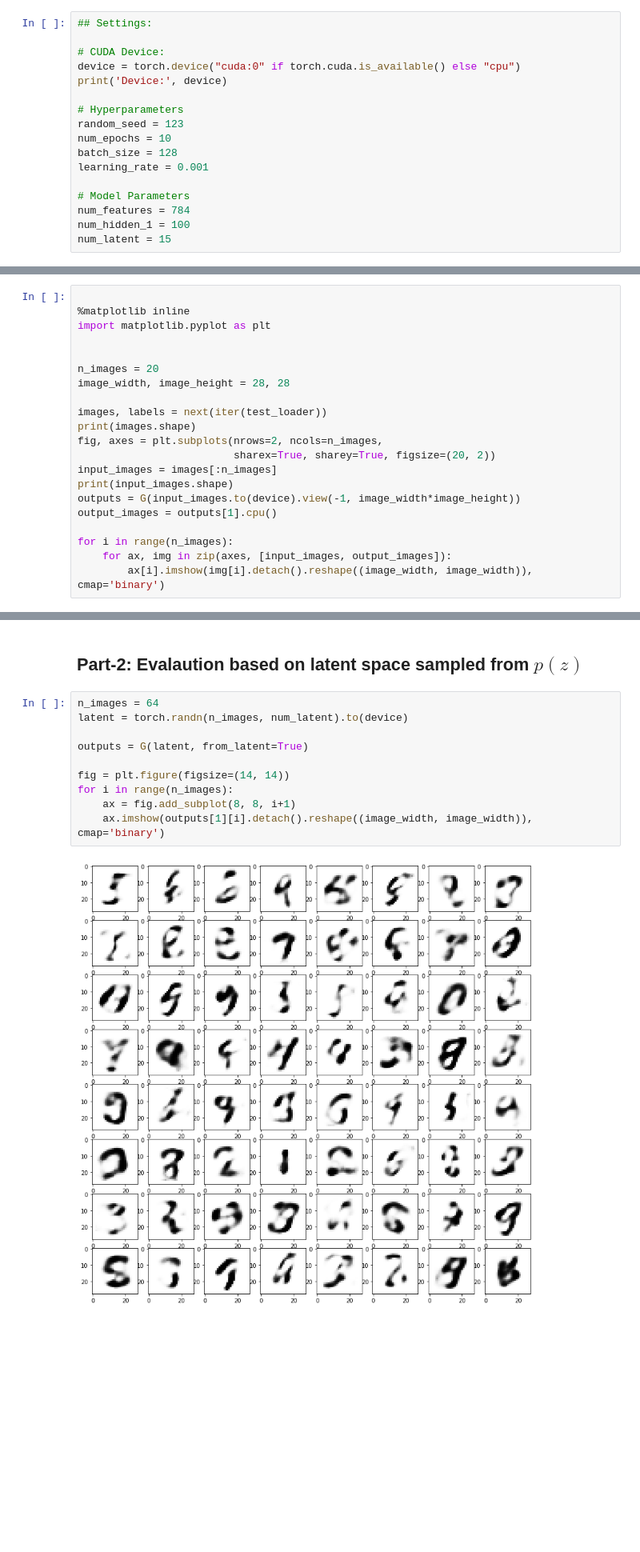
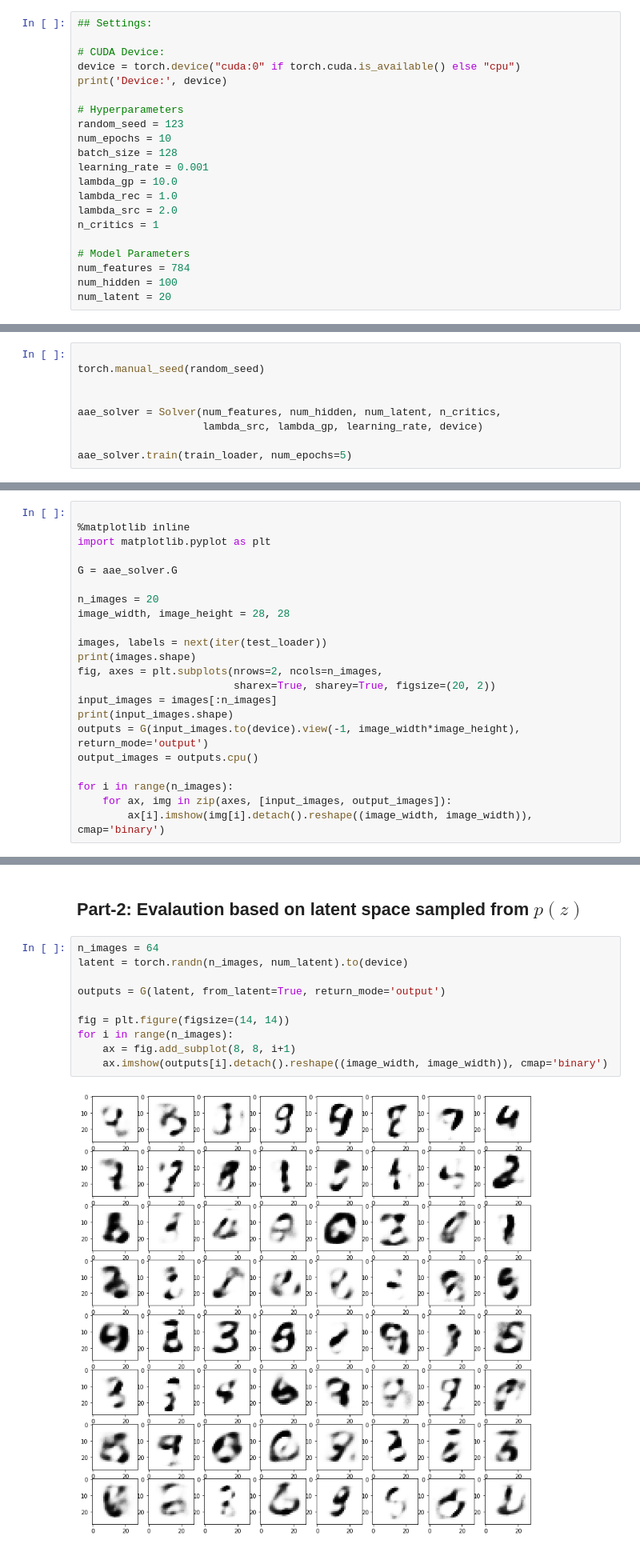
Before and after one commit to vmirly/the-art-of-deep-learning, a Jupyter notebook: codes/jupyter-notebooks/autoencoder-adversarial-basic.ipynb, the cells around one changed output, grey strips where cells are left out. Shown: that part at 80% size. Saved outputs shown, nothing was run; the diff lists cells and outputs as text; blank space fills up the shorter version.

```diff
--- a/codes/jupyter-notebooks/autoencoder-adversarial-basic.ipynb
+++ b/codes/jupyter-notebooks/autoencoder-adversarial-basic.ipynb
@@ -25,11 +27,15 @@ random_seed = 123
 num_epochs = 10
 batch_size = 128
 learning_rate = 0.001
+lambda_gp = 10.0
+lambda_rec = 1.0
+lambda_src = 2.0
+n_critics = 1
 
 # Model Parameters
 num_features = 784
-num_hidden_1 = 100
-num_latent = 15
+num_hidden = 100
+num_latent = 20
 # %% [output]
 Device: cuda:0
 # %%
@@ -222,0 +224,9 @@ Epoch: 010/010 | Batch 400/468 | G-loss: 0.913 80.547 D-loss: 0.880 -0.900 0.026
+# %%
+
+torch.manual_seed(random_seed)
+
+
+aae_solver = Solver(num_features, num_hidden, num_latent, n_critics,
+                    lambda_src, lambda_gp, learning_rate, device)
+
+aae_solver.train(train_loader, num_epochs=5)
@@ -229,6 +255,7 @@ Epoch: 010/010 | Batch 400/468 | G-loss: 0.913 80.547 D-loss: 0.880 -0.900 0.026
 %matplotlib inline
 import matplotlib.pyplot as plt
 
+G = aae_solver.G
 
 n_images = 20
 image_width, image_height = 28, 28
@@ -239,8 +266,8 @@ fig, axes = plt.subplots(nrows=2, ncols=n_images,
                          sharex=True, sharey=True, figsize=(20, 2))
 input_images = images[:n_images]
 print(input_images.shape)
-outputs = G(input_images.to(device).view(-1, image_width*image_height))
-output_images = outputs[1].cpu()
+outputs = G(input_images.to(device).view(-1, image_width*image_height), return_mode='output')
+output_images = outputs.cpu()
 
 for i in range(n_images):
     for ax, img in zip(axes, [input_images, output_images]):
@@ -254,12 +281,12 @@ torch.Size([20, 1, 28, 28])
 # %%
 n_images = 64
 latent = torch.randn(n_images, num_latent).to(device)
 
-outputs = G(latent, from_latent=True)
+outputs = G(latent, from_latent=True, return_mode='output')
 
 fig = plt.figure(figsize=(14, 14))
 for i in range(n_images):
     ax = fig.add_subplot(8, 8, i+1)
-    ax.imshow(outputs[1][i].detach().reshape((image_width, image_width)), cmap='binary')
+    ax.imshow(outputs[i].detach().reshape((image_width, image_width)), cmap='binary')
 # %% [output]
-[figure, old version]
+[figure, new version]
```
Also changed, not shown: parts of 8 cells of this notebook.
